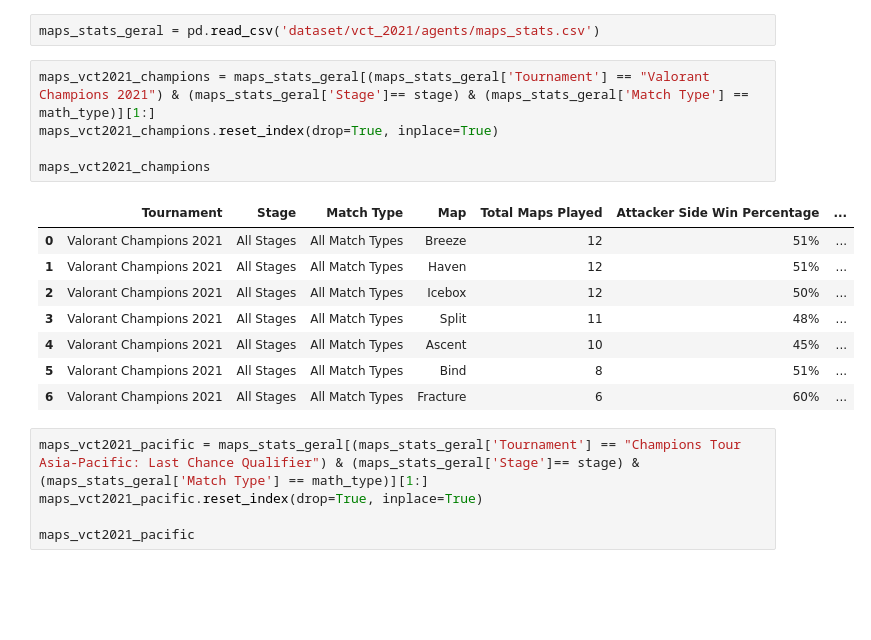
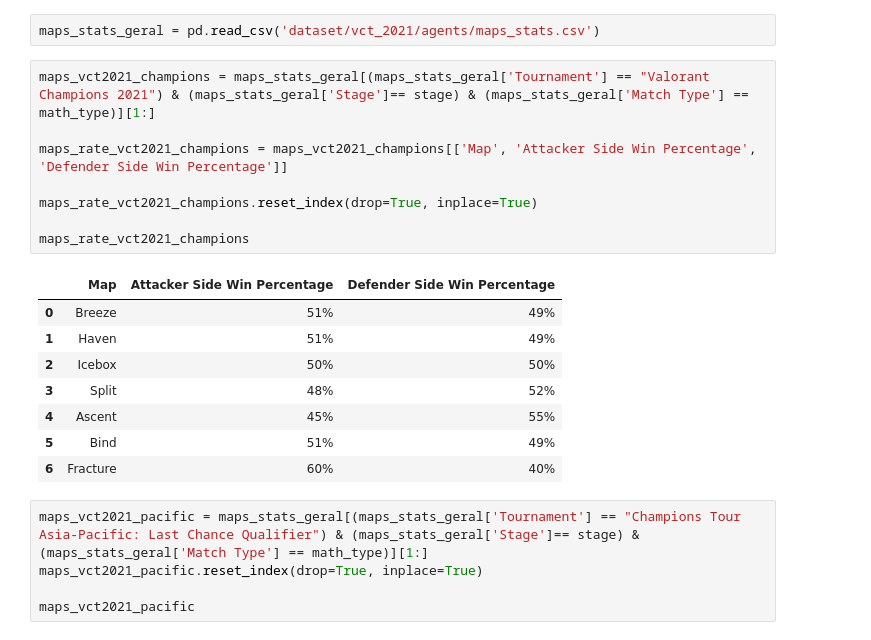
Before and after one commit to PedroLSCabral/Projeto-ICD, a Jupyter notebook: vct_2021.ipynb, the cells around one changed output. Drawn from its saved outputs; the diff is of its cells as text; blank space fills up the shorter version.

```diff
--- a/vct_2021.ipynb
+++ b/vct_2021.ipynb
@@ -245,18 +245,21 @@ plt.show()
 maps_stats_geral = pd.read_csv('dataset/vct_2021/agents/maps_stats.csv')
 # %%
 maps_vct2021_champions = maps_stats_geral[(maps_stats_geral['Tournament'] == "Valorant Champions 2021") & (maps_stats_geral['Stage']== stage) & (maps_stats_geral['Match Type'] == math_type)][1:]
-maps_vct2021_champions.reset_index(drop=True, inplace=True)
 
-maps_vct2021_champions
+maps_rate_vct2021_champions = maps_vct2021_champions[['Map', 'Attacker Side Win Percentage', 'Defender Side Win Percentage']]
+
+maps_rate_vct2021_champions.reset_index(drop=True, inplace=True)
+
+maps_rate_vct2021_champions
 # %% [output]
-|  | Tournament | Stage | Match Type | Map | Total Maps Played | Attacker Side Win Percentage | ... |
-| 0 | Valorant Champions 2021 | All Stages | All Match Types | Breeze | 12 | 51% | ... |
-| 1 | Valorant Champions 2021 | All Stages | All Match Types | Haven | 12 | 51% | ... |
-| 2 | Valorant Champions 2021 | All Stages | All Match Types | Icebox | 12 | 50% | ... |
-| 3 | Valorant Champions 2021 | All Stages | All Match Types | Split | 11 | 48% | ... |
-| 4 | Valorant Champions 2021 | All Stages | All Match Types | Ascent | 10 | 45% | ... |
-| 5 | Valorant Champions 2021 | All Stages | All Match Types | Bind | 8 | 51% | ... |
-| 6 | Valorant Champions 2021 | All Stages | All Match Types | Fracture | 6 | 60% | ... |
+|  | Map | Attacker Side Win Percentage | Defender Side Win Percentage |
+| 0 | Breeze | 51% | 49% |
+| 1 | Haven | 51% | 49% |
+| 2 | Icebox | 50% | 50% |
+| 3 | Split | 48% | 52% |
+| 4 | Ascent | 45% | 55% |
+| 5 | Bind | 51% | 49% |
+| 6 | Fracture | 60% | 40% |
 # %%
 maps_vct2021_pacific = maps_stats_geral[(maps_stats_geral['Tournament'] == "Champions Tour Asia-Pacific: Last Chance Qualifier") & (maps_stats_geral['Stage']== stage) & (maps_stats_geral['Match Type'] == math_type)][1:]
 maps_vct2021_pacific.reset_index(drop=True, inplace=True)
```
Also changed, not shown: 1 other file.
